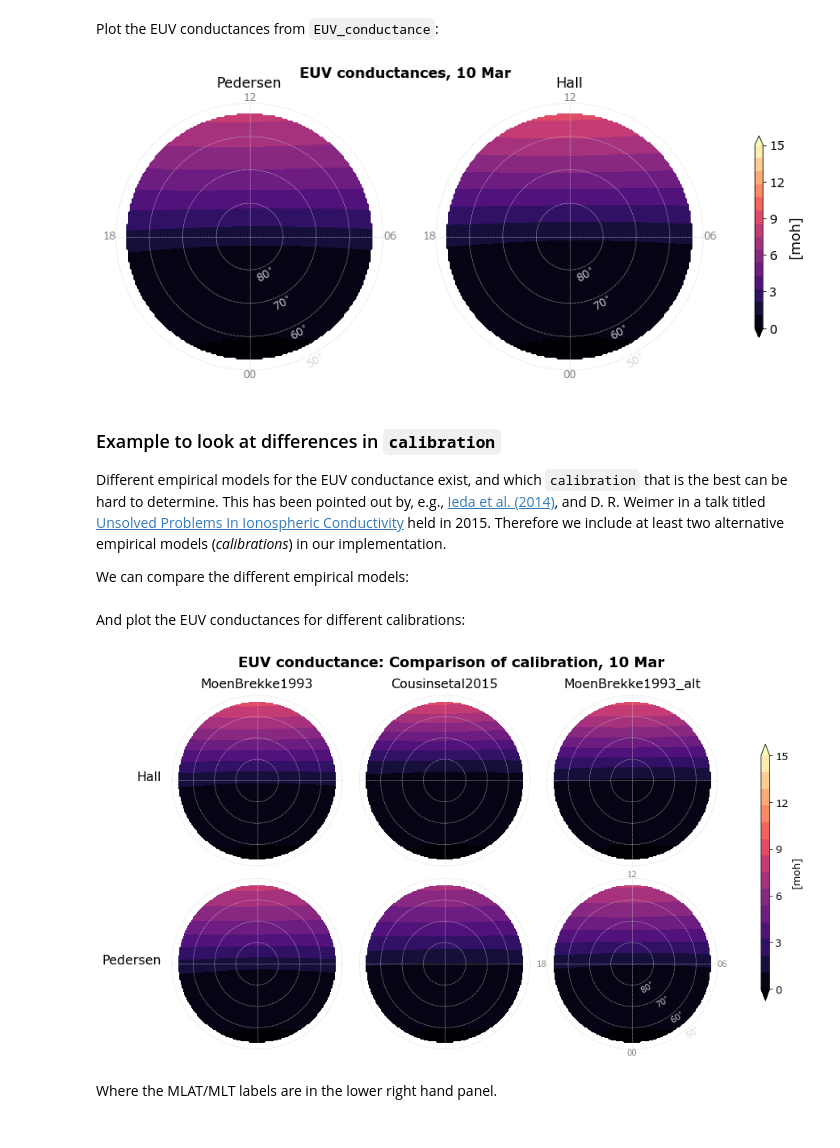
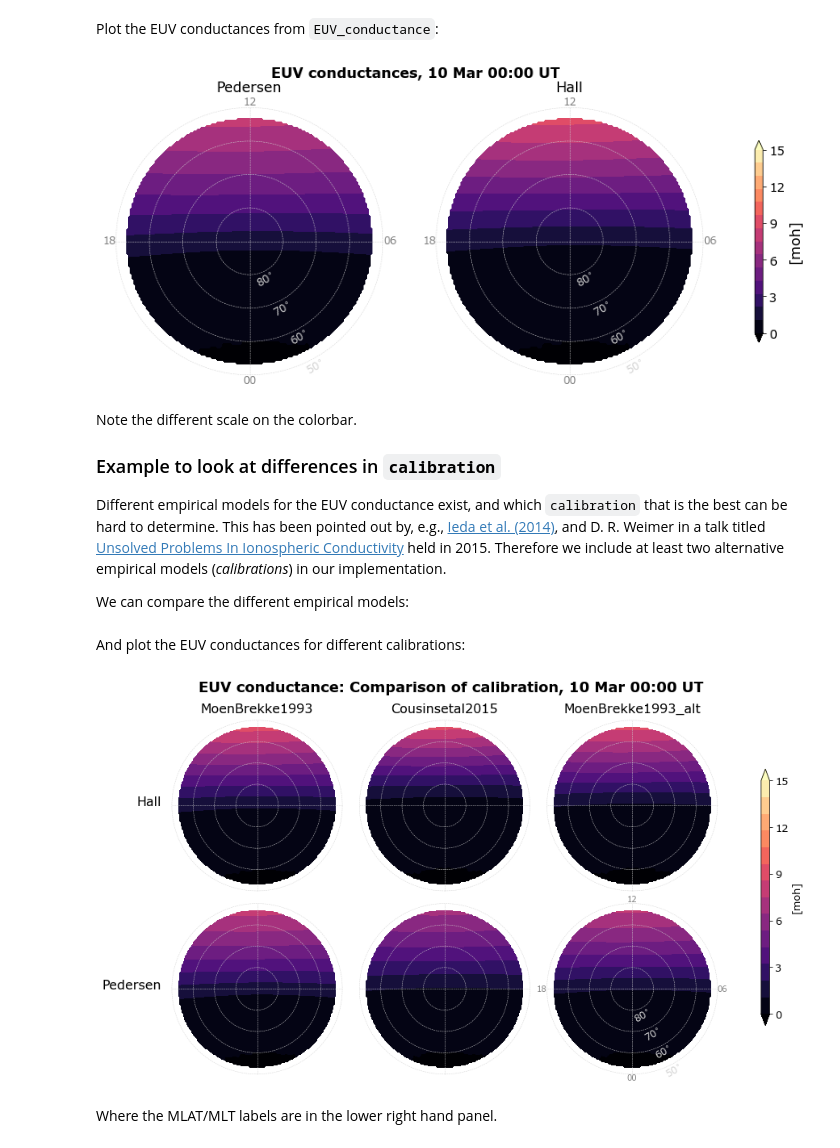
Before and after one commit to klaundal/lompe, a Jupyter notebook: examples/code_paper_figures/03_Conductance_example.ipynb, the cells around one changed output. Saved outputs shown, nothing was run; the diff lists cells and outputs as text; code cells hidden in the pictures.

```diff
--- a/examples/code_paper_figures/03_Conductance_example.ipynb
+++ b/examples/code_paper_figures/03_Conductance_example.ipynb
@@ -88,6 +87,7 @@ def make_cond_figure(mlat, mlt, SH, SP, levels = np.linspace(0,20,20), ticks=np.
 # %% [markdown]
 Make figure for ionospheric conductances from `hardy_EUV`:
 # %%
-header = time.strftime("%d %b")+""", Kp """+str(Kp)
-make_cond_figure(mlat, mlt, SH, SP, header=header, savefig=True)
+latargs = {'color':'lightgrey', 'lt':2 , 'fontsize':12, 'backgroundcolor':'#0f0f0f00', 'ha':'center', 'va':'top', 'rotation':30}
+header = time.strftime("%d %b %H:%M UT")+""", Kp """+str(Kp)
+make_cond_figure(mlat, mlt, SH, SP, header=header, savefig=True, **latargs)
 # %% [output]
@@ -118,13 +118,15 @@ EUV_SH, EUV_SP = EUV_conductance(sza, F107, 'hp') # or one or the other using ha
 # %% [markdown]
 Plot the EUV conductances from `EUV_conductance`:
 # %%
-header = """EUV conductances, """+time.strftime("%d %b")
+header = """    EUV conductances, """+time.strftime("%d %b %H:%M UT")
 levels = np.linspace(0,15,15)
 ticks  = np.linspace(0,15,6)
-make_cond_figure(mlat, mlt, EUV_SH, EUV_SP, levels=levels, ticks=ticks, header=header)
+make_cond_figure(mlat, mlt, EUV_SH, EUV_SP, levels=levels, ticks=ticks, header=header, **latargs)
 # %% [output]
-[figure, old version]
+[figure, new version]
 # %% [markdown]
+Note the different scale on the colorbar.
+
 ### Example to look at differences in `calibration`
 
 Different empirical models for the EUV conductance exist, and which `calibration` that is the best can be hard to determine. This has been pointed out by, e.g., [Ieda et al. (2014)](https://agupubs.onlinelibrary.wiley.com/doi/full/10.1002/2014JA020665), and D. R. Weimer in a talk titled [Unsolved Problems In Ionospheric Conductivity](http://spacescience.org/workshops/unsolvedproblems2015/presentations/dan_weimer.pdf) held in 2015. Therefore we include at least two alternative empirical models (*calibrations*) in our implementation.
@@ -140,43 +142,44 @@ And plot the EUV conductances for different calibrations:
 # %%
 # set up figure and axes
 fig = plt.figure(figsize=(11,7))
-fig.suptitle("""EUV conductance: Comparison of calibration, """+time.strftime("%d %b"), fontweight="bold", fontsize = 18, x=.45)
-axs = [fig.add_subplot(231), fig.add_subplot(232), fig.add_subplot(233), fig.add_subplot(234), fig.add_subplot(235), fig.add_subplot(236)]
+fig.suptitle("""EUV conductance: Comparison of calibration, """+time.strftime("%d %b %H:%M UT"),
+             fontweight="bold", fontsize = 18, x=.45)
+axs = [fig.add_subplot(231), fig.add_subplot(232), fig.add_subplot(233), fig.add_subplot(234),
+       fig.add_subplot(235), fig.add_subplot(236)]
+
 paxs = []
-
 for ax in axs:
     paxs.append(Polarplot(ax, minlat = 50))
 paxs[-1].writeLTlabels( color='grey',     lat = 50)
-paxs[-1].writeLATlabels(color='lightgrey', lt = 3, backgroundcolor='#0f0f0f00', ha='center', va = 'top', rotation = 30)
+paxs[-1].writeLATlabels(**latargs)
 
 # conductances from the different calibrations
 plotargs = {'cmap':'magma', 'levels':np.linspace(0,15,15), 'extend':'both'}
 
 # Hall
 paxs[0].contourf(mlat, mlt, EUV_SH.reshape(mlat.shape), **plotargs) # moenbrekke1993
 paxs[1].contourf(mlat, mlt, SH_C.reshape(  mlat.shape), **plotargs) # cousinsetal2015
 paxs[2].contourf(mlat, mlt, SH_alt.reshape(mlat.shape), **plotargs) # moenbrekke993_alt
 
 # Pedersen
 paxs[3].contourf(  mlat, mlt, EUV_SP.reshape(mlat.shape), **plotargs) # moenbrekke1993
 paxs[4].contourf(  mlat, mlt, SP_C.reshape(  mlat.shape), **plotargs) # cousinsetal2015
 c=paxs[5].contourf(mlat, mlt, SP_alt.reshape(mlat.shape), **plotargs) # moenbrekke993_alt
 
 # add titles and adjust
-
 paxs[0].text(45, 18, text='Hall',     ignore_plot_limits = True, fontsize = 16, ha = 'right')
 paxs[3].text(45, 18, text='Pedersen', ignore_plot_limits = True, fontsize = 16, ha = 'right')
 axs[0].set_title('MoenBrekke1993'    , y = 0.98, fontsize = 16)
 axs[1].set_title('Cousinsetal2015'   , y = 0.98, fontsize = 16)
 axs[2].set_title('MoenBrekke1993_alt', y = 0.98, fontsize = 16)
 plt.subplots_adjust(hspace=0, wspace=0, left=0, right=1.1, bottom=0 ,top=.9);
 
 # colorbar
 ticks = np.linspace(0,15,6)
 cbar = fig.colorbar(c, ax = axs, ticks=ticks, orientation = 'vertical', shrink=.7, aspect=30)
 cbar.ax.tick_params(labelsize=13)
 cbar.ax.set_ylabel('[moh]', fontsize=13);
 # %% [output]
-[figure, old version]
+[figure, new version]
 # %% [markdown]
 Where the MLAT/MLT labels are in the lower right hand panel.
```
Also changed, not shown: parts of 3 cells of this notebook, 2 other files.
